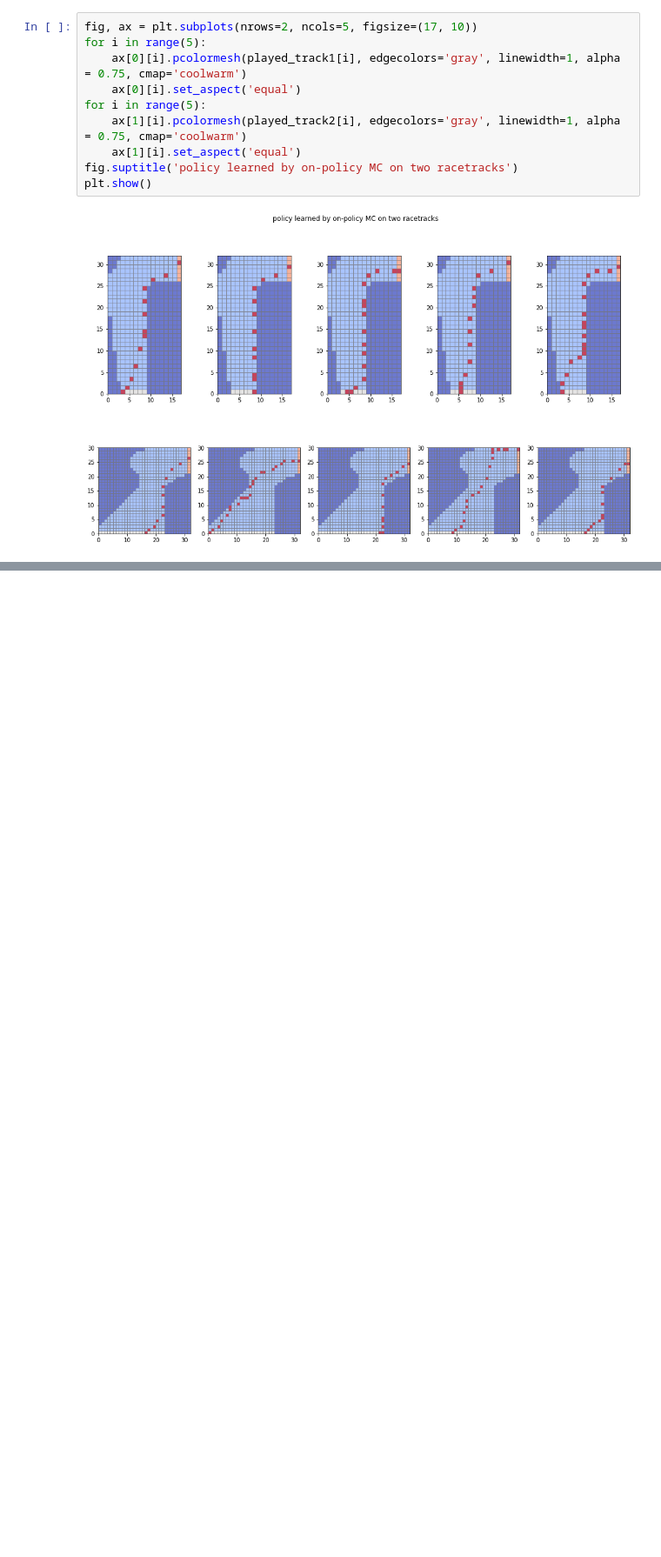
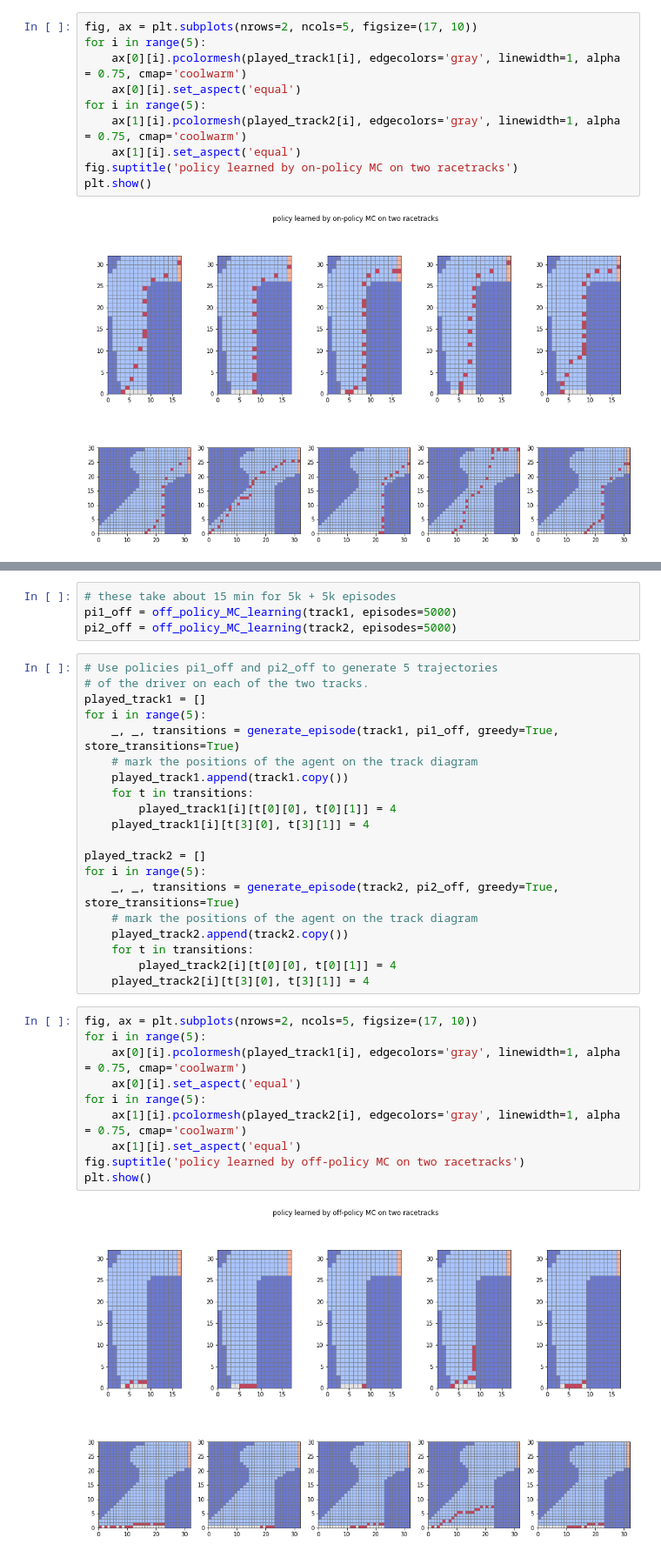
Before and after one commit to pacalab/rl_sutton_barto, a Jupyter notebook: Chapter_5/Chapter_5.ipynb, the cells around one changed output, grey strips where cells are left out. Shown at 87% size. Cells and saved outputs as stored; diff of their text form; blank space fills up the shorter version.

Commit message:
finish exercise 5.4 (off-policy solution)

```diff
--- a/Chapter_5/Chapter_5.ipynb
+++ b/Chapter_5/Chapter_5.ipynb
@@ -425,0 +517,36 @@ def off_policy_MC_learning(track, episodes=1000, pi_b=None, pi=None):
+# %%
+# these take about 15 min for 5k + 5k episodes
+pi1_off = off_policy_MC_learning(track1, episodes=5000)
+pi2_off = off_policy_MC_learning(track2, episodes=5000)
+# %%
+# Use policies pi1_off and pi2_off to generate 5 trajectories
+# of the driver on each of the two tracks.
+played_track1 = []
+for i in range(5):
+    _, _, transitions = generate_episode(track1, pi1_off, greedy=True, store_transitions=True)
+    # mark the positions of the agent on the track diagram
+    played_track1.append(track1.copy())
+    for t in transitions:
+        played_track1[i][t[0][0], t[0][1]] = 4
+    played_track1[i][t[3][0], t[3][1]] = 4
+
+played_track2 = []
+for i in range(5):
+    _, _, transitions = generate_episode(track2, pi2_off, greedy=True, store_transitions=True)
+    # mark the positions of the agent on the track diagram
+    played_track2.append(track2.copy())
+    for t in transitions:
+        played_track2[i][t[0][0], t[0][1]] = 4
+    played_track2[i][t[3][0], t[3][1]] = 4
+# %%
+fig, ax = plt.subplots(nrows=2, ncols=5, figsize=(17, 10))
+for i in range(5):
+    ax[0][i].pcolormesh(played_track1[i], edgecolors='gray', linewidth=1, alpha = 0.75, cmap='coolwarm')
+    ax[0][i].set_aspect('equal')
+for i in range(5):
+    ax[1][i].pcolormesh(played_track2[i], edgecolors='gray', linewidth=1, alpha = 0.75, cmap='coolwarm')
+    ax[1][i].set_aspect('equal')
+fig.suptitle('policy learned by off-policy MC on two racetracks')
+plt.show()
+# %% [output]
+[figure, added]
```
Also changed, not shown: parts of 12 cells of this notebook.
